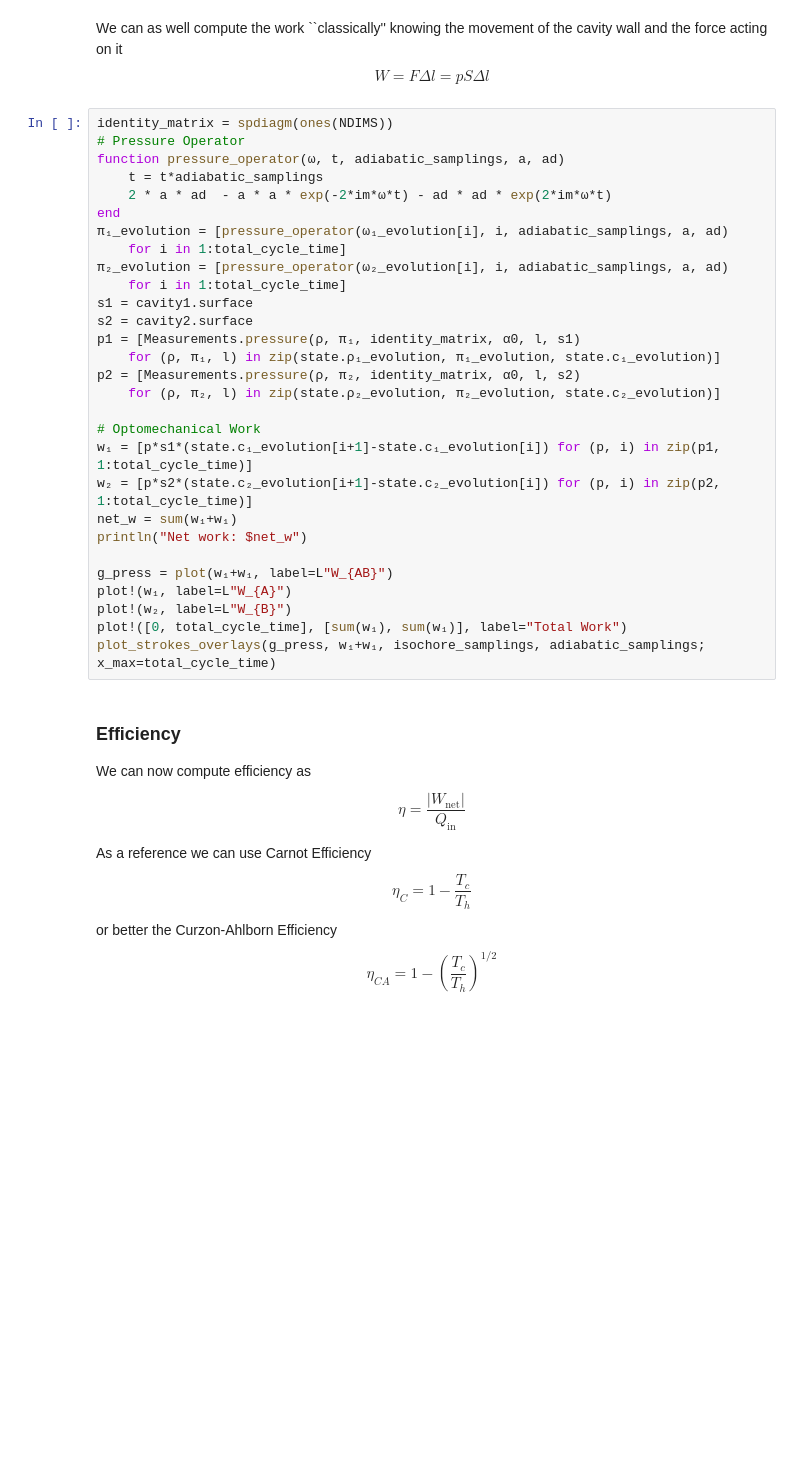
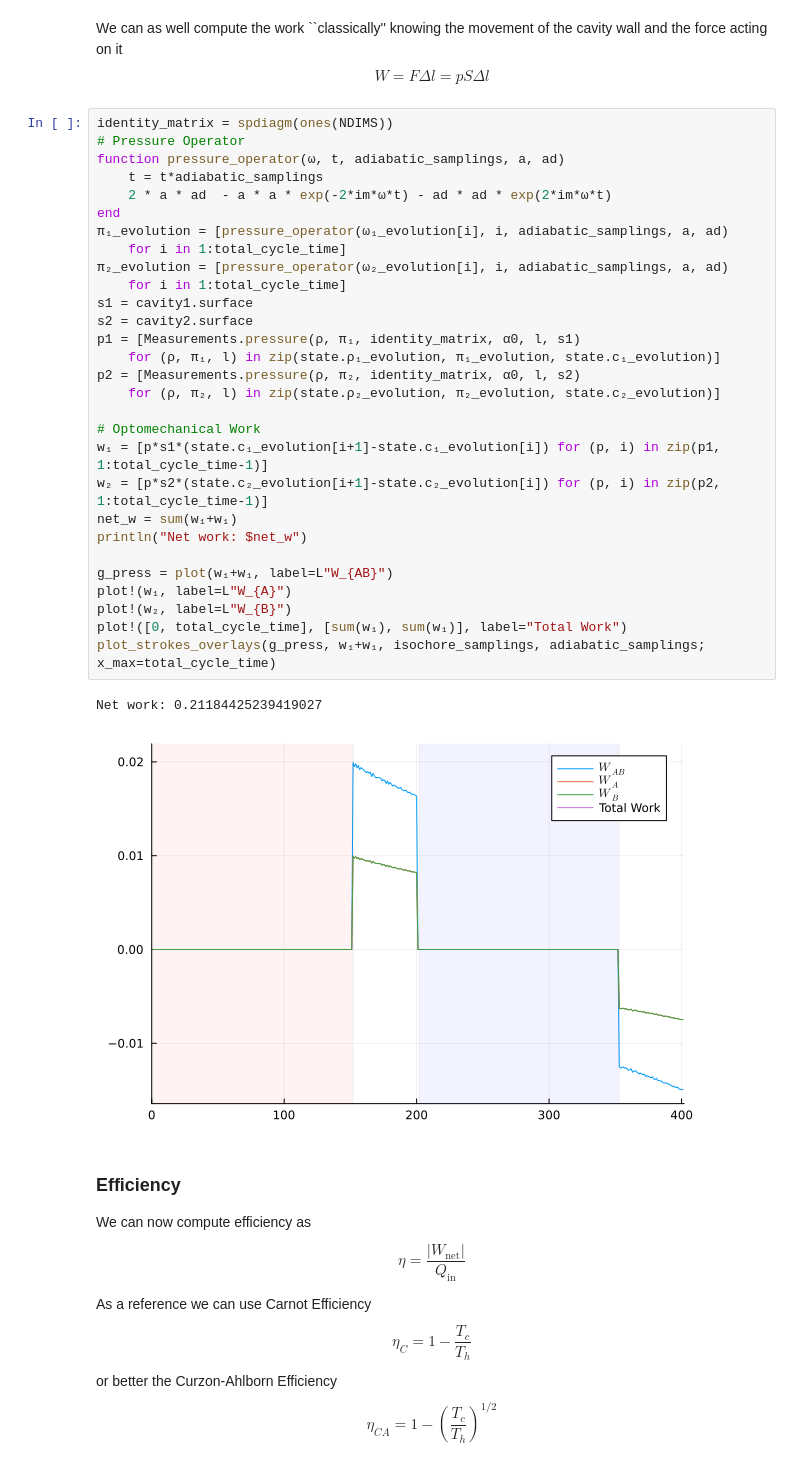
Before and after one commit to fedesss98/phaseonium-thermodynamics, a Jupyter notebook: julia/07-last-cycle.ipynb, the cells around one changed output. Drawn from its saved outputs; the diff is of its cells as text; blank space fills up the shorter version.

```diff
--- a/julia/07-last-cycle.ipynb
+++ b/julia/07-last-cycle.ipynb
@@ -234,32 +264,35 @@ $$
 # %%
 identity_matrix = spdiagm(ones(NDIMS))
 # Pressure Operator
 function pressure_operator(ω, t, adiabatic_samplings, a, ad)
     t = t*adiabatic_samplings
     2 * a * ad  - a * a * exp(-2*im*ω*t) - ad * ad * exp(2*im*ω*t)
 end
 π₁_evolution = [pressure_operator(ω₁_evolution[i], i, adiabatic_samplings, a, ad)
     for i in 1:total_cycle_time]
 π₂_evolution = [pressure_operator(ω₂_evolution[i], i, adiabatic_samplings, a, ad)
     for i in 1:total_cycle_time]
 s1 = cavity1.surface
 s2 = cavity2.surface
 p1 = [Measurements.pressure(ρ, π₁, identity_matrix, α0, l, s1)
     for (ρ, π₁, l) in zip(state.ρ₁_evolution, π₁_evolution, state.c₁_evolution)]
 p2 = [Measurements.pressure(ρ, π₂, identity_matrix, α0, l, s2)
     for (ρ, π₂, l) in zip(state.ρ₂_evolution, π₂_evolution, state.c₂_evolution)]
 
 # Optomechanical Work
-w₁ = [p*s1*(state.c₁_evolution[i+1]-state.c₁_evolution[i]) for (p, i) in zip(p1, 1:total_cycle_time)]
-w₂ = [p*s2*(state.c₂_evolution[i+1]-state.c₂_evolution[i]) for (p, i) in zip(p2, 1:total_cycle_time)]
+w₁ = [p*s1*(state.c₁_evolution[i+1]-state.c₁_evolution[i]) for (p, i) in zip(p1, 1:total_cycle_time-1)]
+w₂ = [p*s2*(state.c₂_evolution[i+1]-state.c₂_evolution[i]) for (p, i) in zip(p2, 1:total_cycle_time-1)]
 net_w = sum(w₁+w₁)
 println("Net work: $net_w")
 
 g_press = plot(w₁+w₁, label=L"W_{AB}")
 plot!(w₁, label=L"W_{A}")
 plot!(w₂, label=L"W_{B}")
 plot!([0, total_cycle_time], [sum(w₁), sum(w₁)], label="Total Work")
 plot_strokes_overlays(g_press, w₁+w₁, isochore_samplings, adiabatic_samplings; x_max=total_cycle_time)
+# %% [output]
+Net work: 0.21184425239419027
+[figure, added]
 # %% [markdown]
 ### Efficiency
 We can now compute efficiency as
```
Also changed, not shown: parts of 18 cells of this notebook, 4 other files.
